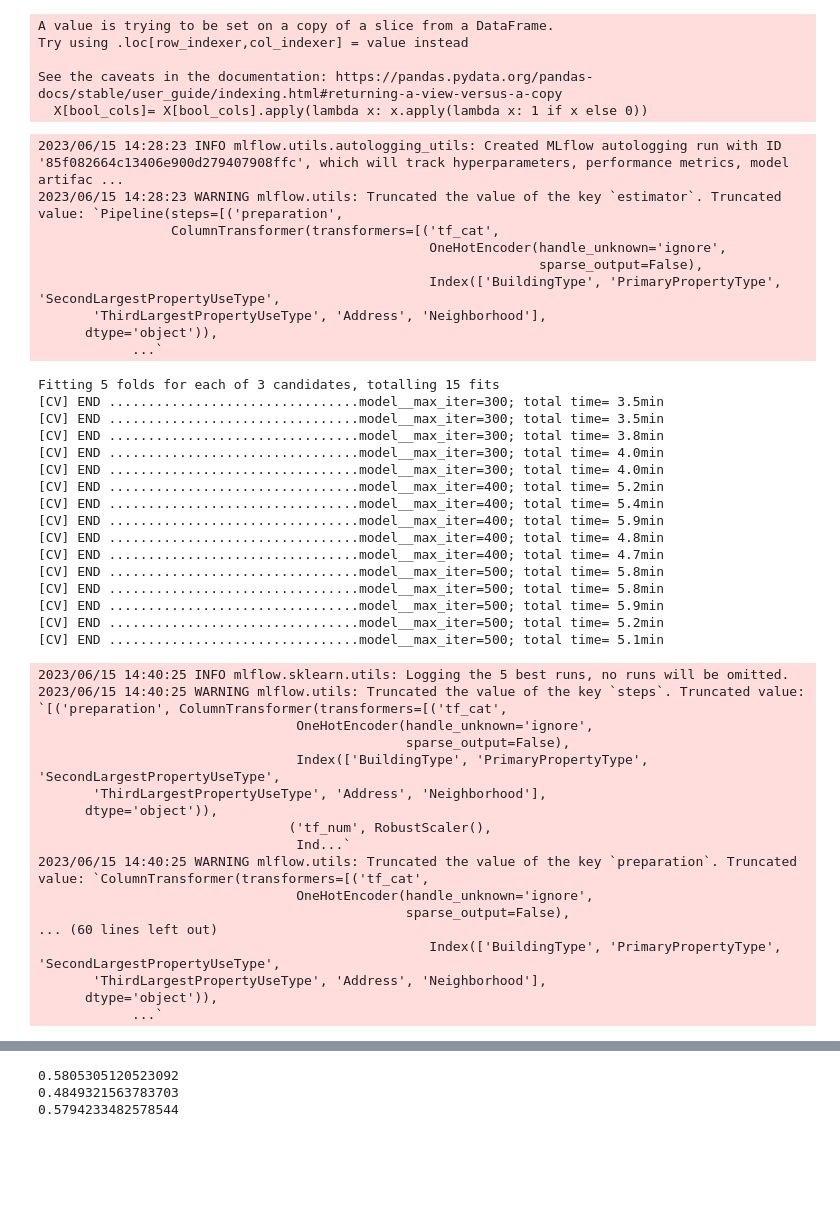
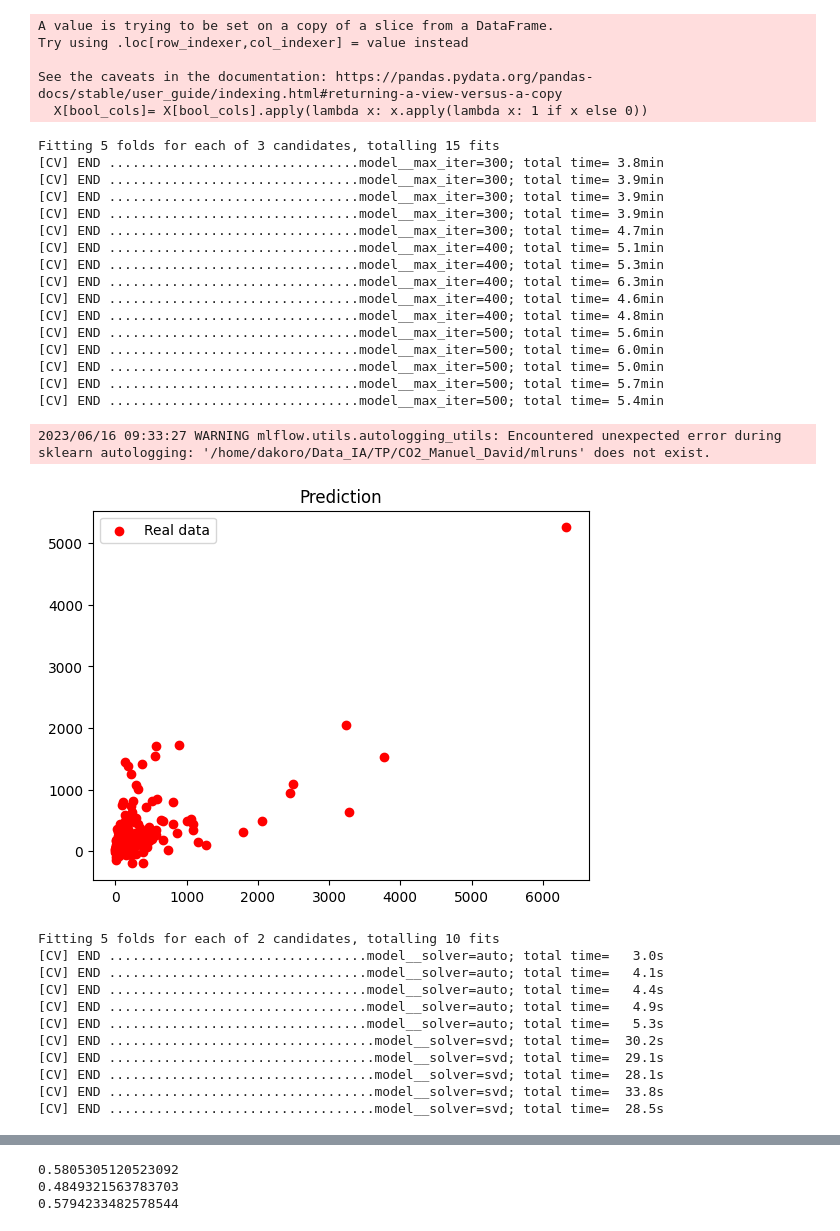
Before and after one commit to data-IA-2022/CO2_Manuel_David, a Jupyter notebook: predict.ipynb, the cells around one changed output, grey strips where cells are left out. Drawn from its saved outputs; the diff is of its cells as text; code cells hidden in the pictures; blank space fills up the shorter version.

```diff
--- a/predict.ipynb
+++ b/predict.ipynb
@@ -92,51 +93,42 @@ params_list = [params_gbc, params_ridge, params_xbc]
 # %%
 from sklearn.metrics import r2_score
 result = []
 for pipe, param in zip(pipe_list, params_list):
     grid = GridSearchCV(pipe, param, scoring='r2', cv=5, n_jobs=-1, verbose=2)
     model = grid.fit(X_train, y_train)
     y_pred = model.predict(X_test)
     result.append(r2_score(y_test, y_pred))
+    plt.scatter(y_test, y_pred, color = 'red', label = 'Real data')
+    plt.title('Prediction')
+    plt.legend()
+    plt.show()
 # %% [output]
-2023/06/15 14:28:23 INFO mlflow.utils.autologging_utils: Created MLflow autologging run with ID '85f082664c13406e900d279407908ffc', which will track hyperparameters, performance metrics, model artifac ...
-2023/06/15 14:28:23 WARNING mlflow.utils: Truncated the value of the key `estimator`. Truncated value: `Pipeline(steps=[('preparation',
-                 ColumnTransformer(transformers=[('tf_cat',
-                                                  OneHotEncoder(handle_unknown='ignore',
-                                                                sparse_output=False),
-                                                  Index(['BuildingType', 'PrimaryPropertyType', 'SecondLargestPropertyUseType',
-       'ThirdLargestPropertyUseType', 'Address', 'Neighborhood'],
-      dtype='object')),
-            ...`
+Fitting 5 folds for each of 3 candidates, totalling 15 fits
+[CV] END ................................model__max_iter=300; total time= 3.8min
+[CV] END ................................model__max_iter=300; total time= 3.9min
+[CV] END ................................model__max_iter=300; total time= 3.9min
+[CV] END ................................model__max_iter=300; total time= 3.9min
+[CV] END ................................model__max_iter=300; total time= 4.7min
+[CV] END ................................model__max_iter=400; total time= 5.1min
+[CV] END ................................model__max_iter=400; total time= 5.3min
+[CV] END ................................model__max_iter=400; total time= 6.3min
+[CV] END ................................model__max_iter=400; total time= 4.6min
+[CV] END ................................model__max_iter=400; total time= 4.8min
+[CV] END ................................model__max_iter=500; total time= 5.6min
+[CV] END ................................model__max_iter=500; total time= 6.0min
+[CV] END ................................model__max_iter=500; total time= 5.0min
+[CV] END ................................model__max_iter=500; total time= 5.7min
+[CV] END ................................model__max_iter=500; total time= 5.4min
-Fitting 5 folds for each of 3 candidates, totalling 15 fits
-[CV] END ................................model__max_iter=300; total time= 3.5min
-[CV] END ................................model__max_iter=300; total time= 3.5min
-[CV] END ................................model__max_iter=300; total time= 3.8min
-[CV] END ................................model__max_iter=300; total time= 4.0min
-[CV] END ................................model__max_iter=300; total time= 4.0min
-[CV] END ................................model__max_iter=400; total time= 5.2min
-[CV] END ................................model__max_iter=400; total time= 5.4min
-[CV] END ................................model__max_iter=400; total time= 5.9min
-[CV] END ................................model__max_iter=400; total time= 4.8min
-[CV] END ................................model__max_iter=400; total time= 4.7min
-[CV] END ................................model__max_iter=500; total time= 5.8min
-[CV] END ................................model__max_iter=500; total time= 5.8min
-[CV] END ................................model__max_iter=500; total time= 5.9min
-[CV] END ................................model__max_iter=500; total time= 5.2min
-[CV] END ................................model__max_iter=500; total time= 5.1min
+2023/06/16 09:33:27 WARNING mlflow.utils.autologging_utils: Encountered unexpected error during sklearn autologging: '/home/dakoro/Data_IA/TP/CO2_Manuel_David/mlruns' does not exist.
+[figure, added]
-2023/06/15 14:40:25 INFO mlflow.sklearn.utils: Logging the 5 best runs, no runs will be omitted.
-2023/06/15 14:40:25 WARNING mlflow.utils: Truncated the value of the key `steps`. Truncated value: `[('preparation', ColumnTransformer(transformers=[('tf_cat',
-                                 OneHotEncoder(handle_unknown='ignore',
-                                               sparse_output=False),
-                                 Index(['BuildingType', 'PrimaryPropertyType', 'SecondLargestPropertyUseType',
-       'ThirdLargestPropertyUseType', 'Address', 'Neighborhood'],
-      dtype='object')),
-                                ('tf_num', RobustScaler(),
-                                 Ind...`
-2023/06/15 14:40:25 WARNING mlflow.utils: Truncated the value of the key `preparation`. Truncated value: `ColumnTransformer(transformers=[('tf_cat',
-                                 OneHotEncoder(handle_unknown='ignore',
-                                               sparse_output=False),
-... (60 lines left out)
-                                                  Index(['BuildingType', 'PrimaryPropertyType', 'SecondLargestPropertyUseType',
-       'ThirdLargestPropertyUseType', 'Address', 'Neighborhood'],
-      dtype='object')),
-            ...`
+Fitting 5 folds for each of 2 candidates, totalling 10 fits
+[CV] END .................................model__solver=auto; total time=   3.0s
+[CV] END .................................model__solver=auto; total time=   4.1s
+[CV] END .................................model__solver=auto; total time=   4.4s
+[CV] END .................................model__solver=auto; total time=   4.9s
+[CV] END .................................model__solver=auto; total time=   5.3s
+[CV] END ..................................model__solver=svd; total time=  30.2s
+[CV] END ..................................model__solver=svd; total time=  29.1s
+[CV] END ..................................model__solver=svd; total time=  28.1s
+[CV] END ..................................model__solver=svd; total time=  33.8s
+[CV] END ..................................model__solver=svd; total time=  28.5s
```
Also changed, not shown: parts of 4 cells of this notebook, 1 other file.
